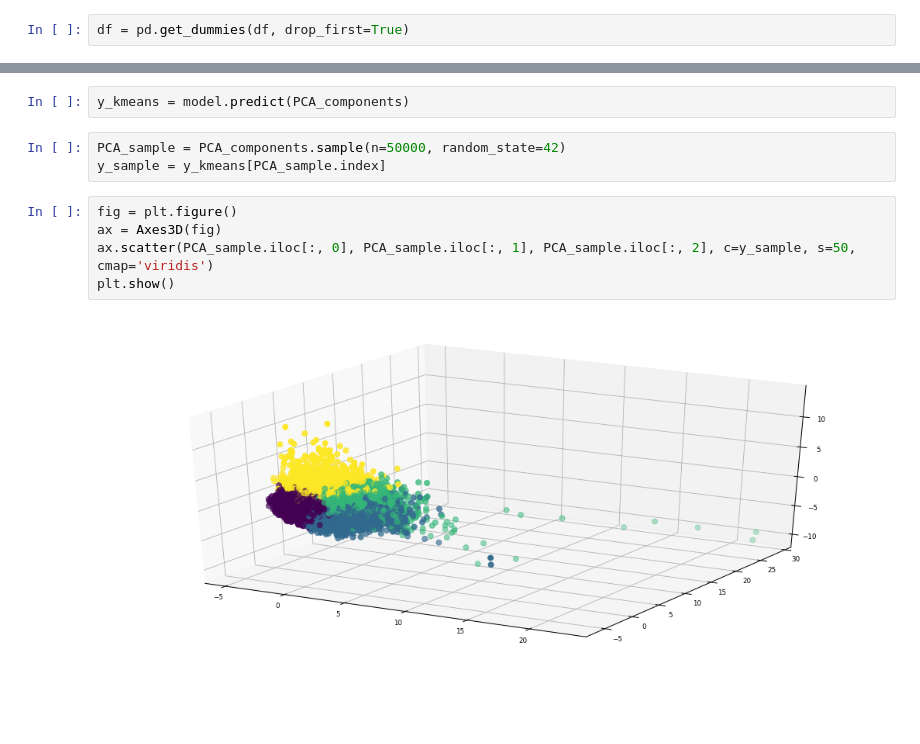
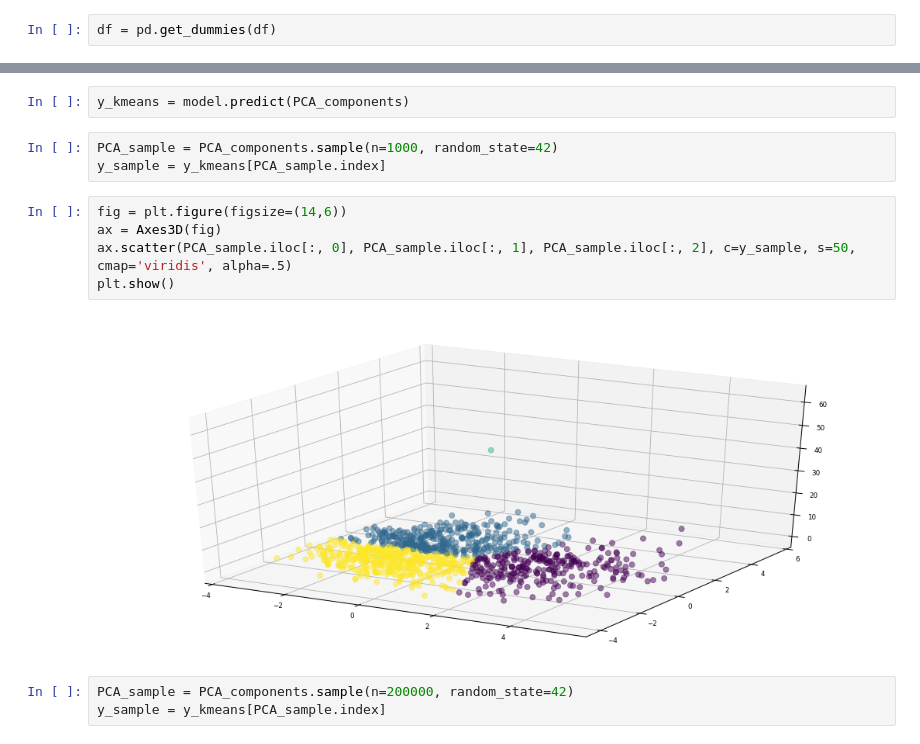
Before and after one commit to alvaro-rodrigues/lending_club, a Jupyter notebook: predict.ipynb, the cells around one changed output, grey strips where cells are left out. Cells and saved outputs as stored; diff of their text form; blank space fills up the shorter version.

```diff
--- a/predict.ipynb
+++ b/predict.ipynb
@@ -180,7 +180,7 @@ Index(['loan_amnt', 'term', 'int_rate', 'grade', 'emp_length',
        'pub_rec_bankruptcies', 'loan_type'],
       dtype='object')
 # %%
-df = pd.get_dummies(df, drop_first=True)
+df = pd.get_dummies(df)
 # %%
 df.columns
 # %% [output]
@@ -307,12 +308,15 @@ KMeans(algorithm='auto', copy_x=True, init='k-means++', max_iter=300,
 # %%
 y_kmeans = model.predict(PCA_components)
 # %%
-PCA_sample = PCA_components.sample(n=50000, random_state=42)
+PCA_sample = PCA_components.sample(n=1000, random_state=42)
 y_sample = y_kmeans[PCA_sample.index]
 # %%
-fig = plt.figure()
+fig = plt.figure(figsize=(14,6))
 ax = Axes3D(fig)
-ax.scatter(PCA_sample.iloc[:, 0], PCA_sample.iloc[:, 1], PCA_sample.iloc[:, 2], c=y_sample, s=50, cmap='viridis')
+ax.scatter(PCA_sample.iloc[:, 0], PCA_sample.iloc[:, 1], PCA_sample.iloc[:, 2], c=y_sample, s=50, cmap='viridis', alpha=.5)
 plt.show()
 # %% [output]
-[figure, old version]
+[figure, new version]
+# %%
+PCA_sample = PCA_components.sample(n=200000, random_state=42)
+y_sample = y_kmeans[PCA_sample.index]
```
Also changed, not shown: parts of 7 cells of this notebook.
